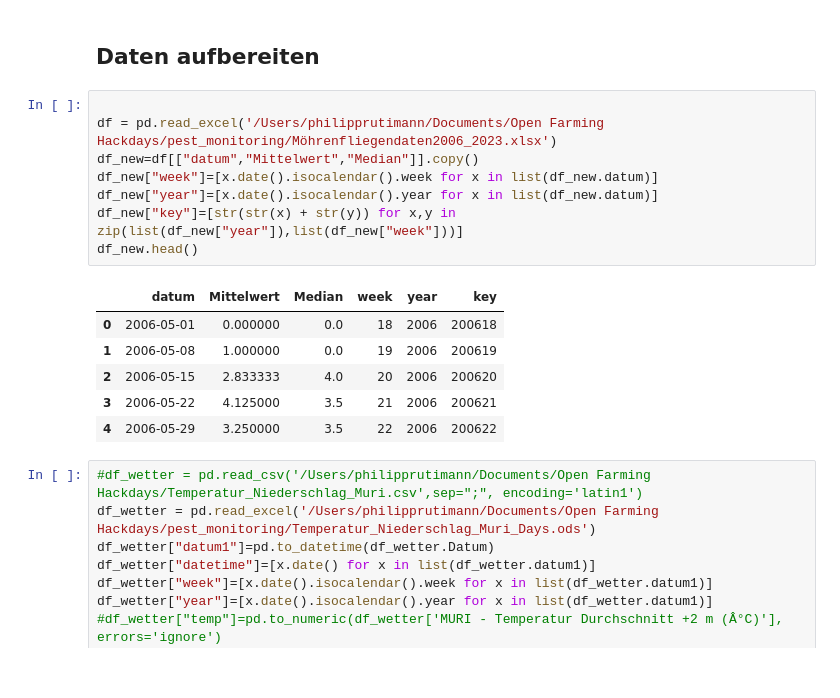
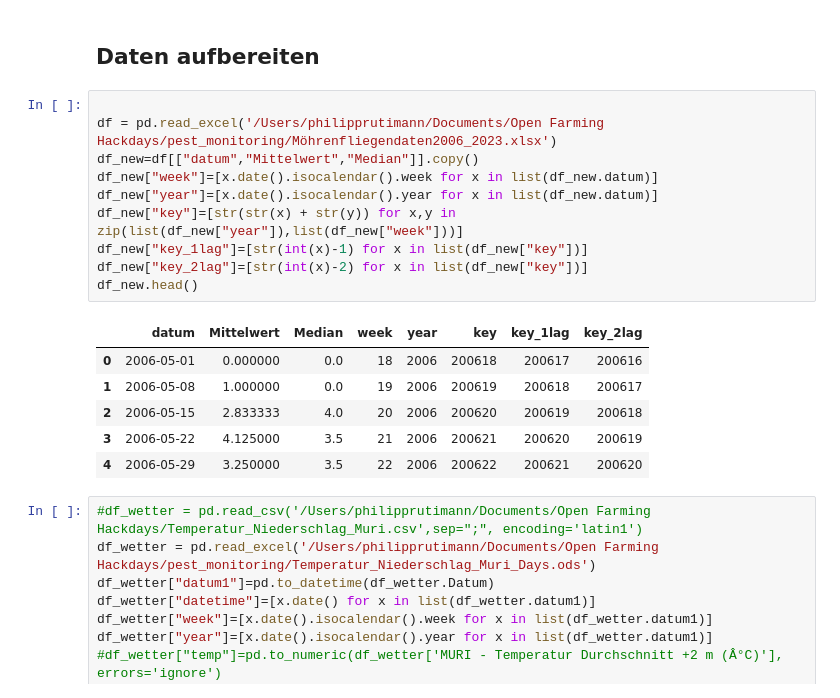
Before and after one commit to urechm/pest_monitoring, a Jupyter notebook: pestmodel_möhrenfliegen.ipynb, the cells around one changed output. Cells and saved outputs as stored; diff of their text form.

```diff
--- a/pestmodel_möhrenfliegen.ipynb
+++ b/pestmodel_möhrenfliegen.ipynb
@@ -10,18 +10,20 @@ from matplotlib import pyplot
 # %%
 
 df = pd.read_excel('/Users/philipprutimann/Documents/Open Farming Hackdays/pest_monitoring/Möhrenfliegendaten2006_2023.xlsx')
 df_new=df[["datum","Mittelwert","Median"]].copy()
 df_new["week"]=[x.date().isocalendar().week for x in list(df_new.datum)]
 df_new["year"]=[x.date().isocalendar().year for x in list(df_new.datum)]
 df_new["key"]=[str(str(x) + str(y)) for x,y in zip(list(df_new["year"]),list(df_new["week"]))]
+df_new["key_1lag"]=[str(int(x)-1) for x in list(df_new["key"])]
+df_new["key_2lag"]=[str(int(x)-2) for x in list(df_new["key"])]
 df_new.head()
 # %% [output]
-|  | datum | Mittelwert | Median | week | year | key |
-| 0 | 2006-05-01 | 0.000000 | 0.0 | 18 | 2006 | 200618 |
-| 1 | 2006-05-08 | 1.000000 | 0.0 | 19 | 2006 | 200619 |
-| 2 | 2006-05-15 | 2.833333 | 4.0 | 20 | 2006 | 200620 |
-| 3 | 2006-05-22 | 4.125000 | 3.5 | 21 | 2006 | 200621 |
-| 4 | 2006-05-29 | 3.250000 | 3.5 | 22 | 2006 | 200622 |
+|  | datum | Mittelwert | Median | week | year | key | key_1lag | key_2lag |
+| 0 | 2006-05-01 | 0.000000 | 0.0 | 18 | 2006 | 200618 | 200617 | 200616 |
+| 1 | 2006-05-08 | 1.000000 | 0.0 | 19 | 2006 | 200619 | 200618 | 200617 |
+| 2 | 2006-05-15 | 2.833333 | 4.0 | 20 | 2006 | 200620 | 200619 | 200618 |
+| 3 | 2006-05-22 | 4.125000 | 3.5 | 21 | 2006 | 200621 | 200620 | 200619 |
+| 4 | 2006-05-29 | 3.250000 | 3.5 | 22 | 2006 | 200622 | 200621 | 200620 |
 # %%
 #df_wetter = pd.read_csv('/Users/philipprutimann/Documents/Open Farming Hackdays/Temperatur_Niederschlag_Muri.csv',sep=";", encoding='latin1')
 df_wetter = pd.read_excel('/Users/philipprutimann/Documents/Open Farming Hackdays/pest_monitoring/Temperatur_Niederschlag_Muri_Days.ods')
```
Also changed, not shown: parts of 14 cells of this notebook, 1 other file.
